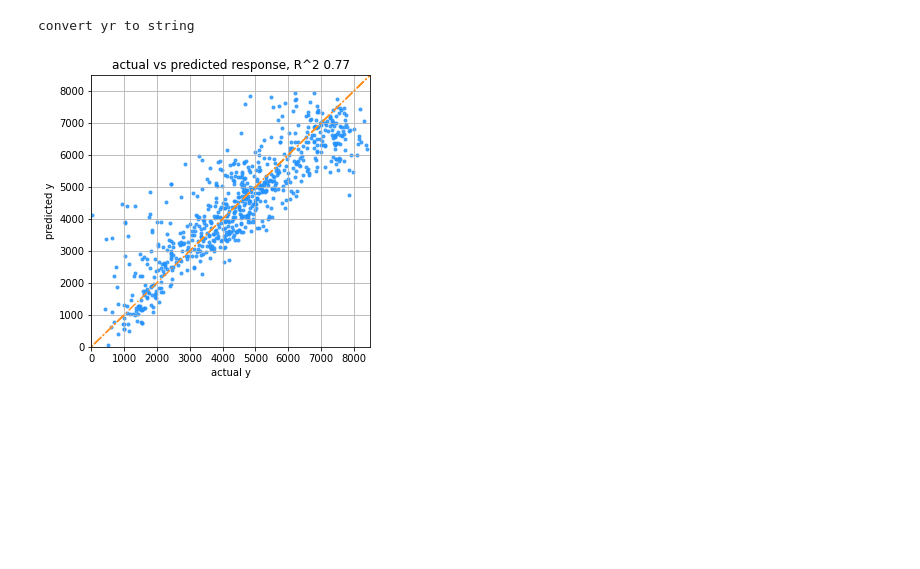
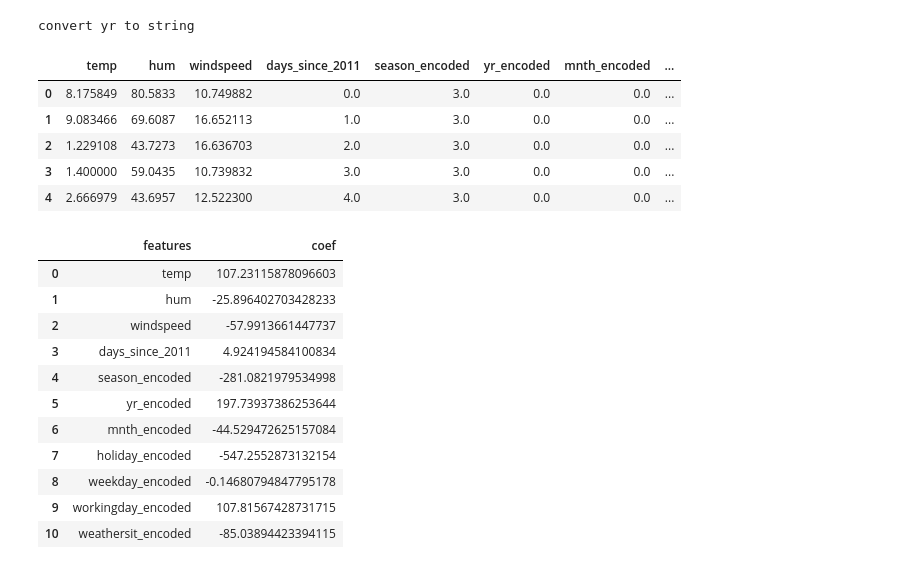
Before and after one commit to yuchen0908/explainable_ml, a Jupyter notebook: s8.1_pdp.ipynb, the cells around one changed output. Drawn from its saved outputs; the diff is of its cells as text; code cells hidden in the pictures; blank space fills up the shorter version.

```diff
--- a/s8.1_pdp.ipynb
+++ b/s8.1_pdp.ipynb
@@ -23,24 +29,18 @@ y = bike_df[resp].to_numpy()
 # %% [output]
 convert yr to string
 # %%
-# loading bike model
+# loading bike model and fetching predicted value along with bike_df
 bike_model = loaded_model = pickle.load(open("./model/bike_lasso.sav",'rb'))
-bike_model.coef_
 y_pred = bike_model.predict(X)
-result_df = pd.DataFrame(data=np.vstack([y,y_pred]).transpose(), columns=['actual','pred'])
+outcome_df = pd.DataFrame(data=np.hstack([X
+    , y.reshape(-1,1)
+    , bike_model.predict(X).reshape(-1,1)
+]), columns = feature_cols + ['actual','predicted'])
+outcome_df.head(5)
+# %% [output]
+|  | temp | hum | windspeed | days_since_2011 | season_encoded | yr_encoded | mnth_encoded | ... |
+| 0 | 8.175849 | 80.5833 | 10.749882 | 0.0 | 3.0 | 0.0 | 0.0 | ... |
+| 1 | 9.083466 | 69.6087 | 16.652113 | 1.0 | 3.0 | 0.0 | 0.0 | ... |
+| 2 | 1.229108 | 43.7273 | 16.636703 | 2.0 | 3.0 | 0.0 | 0.0 | ... |
+| 3 | 1.400000 | 59.0435 | 10.739832 | 3.0 | 3.0 | 0.0 | 0.0 | ... |
+| 4 | 2.666979 | 43.6957 | 12.522300 | 4.0 | 3.0 | 0.0 | 0.0 | ... |
-# %%
-# plotting predicted and actual response
-# reference: https://matplotlib.org/3.5.0/api/_as_gen/matplotlib.pyplot.scatter.html
-# reference of markers: https://matplotlib.org/3.5.0/api/_as_gen/matplotlib.markers.MarkerStyle.html#matplotlib.markers.MarkerStyle
-from sklearn.metrics import r2_score
-f,ax = plt.subplots(figsize=(5,5))
-ax.scatter(y, y_pred, color="#2492ff", alpha=0.8, marker=".")
-ax.plot(y,y, color="#ff9124", alpha=1, linestyle='-.')
-ax.set_xlim(xmin=0, xmax=8500)
-ax.set_ylim(ymin=0, ymax=8500)
-ax.set_xlabel("actual y")
-ax.set_ylabel("predicted y")
-ax.set_title(f"actual vs predicted response, R^2 {np.round(r2_score(y,y_pred),2)}")
-ax.grid(True)
-# %% [output]
-[figure, removed]
@@ -49,0 +57,20 @@ ax.grid(True)
+# %%
+# coef table
+feature_df = pd.DataFrame(np.hstack([
+    np.array(feature_cols).reshape(-1,1)\
+    ,bike_model.coef_.reshape(-1,1)])\
+    ,columns=['features','coef'])
+feature_df
+# %% [output]
+|  | features | coef |
+| 0 | temp | 107.23115878096603 |
+| 1 | hum | -25.896402703428233 |
+| 2 | windspeed | -57.9913661447737 |
+| 3 | days_since_2011 | 4.924194584100834 |
+| 4 | season_encoded | -281.0821979534998 |
+| 5 | yr_encoded | 197.73937386253644 |
+| 6 | mnth_encoded | -44.529472625157084 |
+| 7 | holiday_encoded | -547.2552873132154 |
+| 8 | weekday_encoded | -0.14680794847795178 |
+| 9 | workingday_encoded | 107.81567428731715 |
+| 10 | weathersit_encoded | -85.03894423394115 |
```
Also changed, not shown: parts of 7 cells of this notebook.
